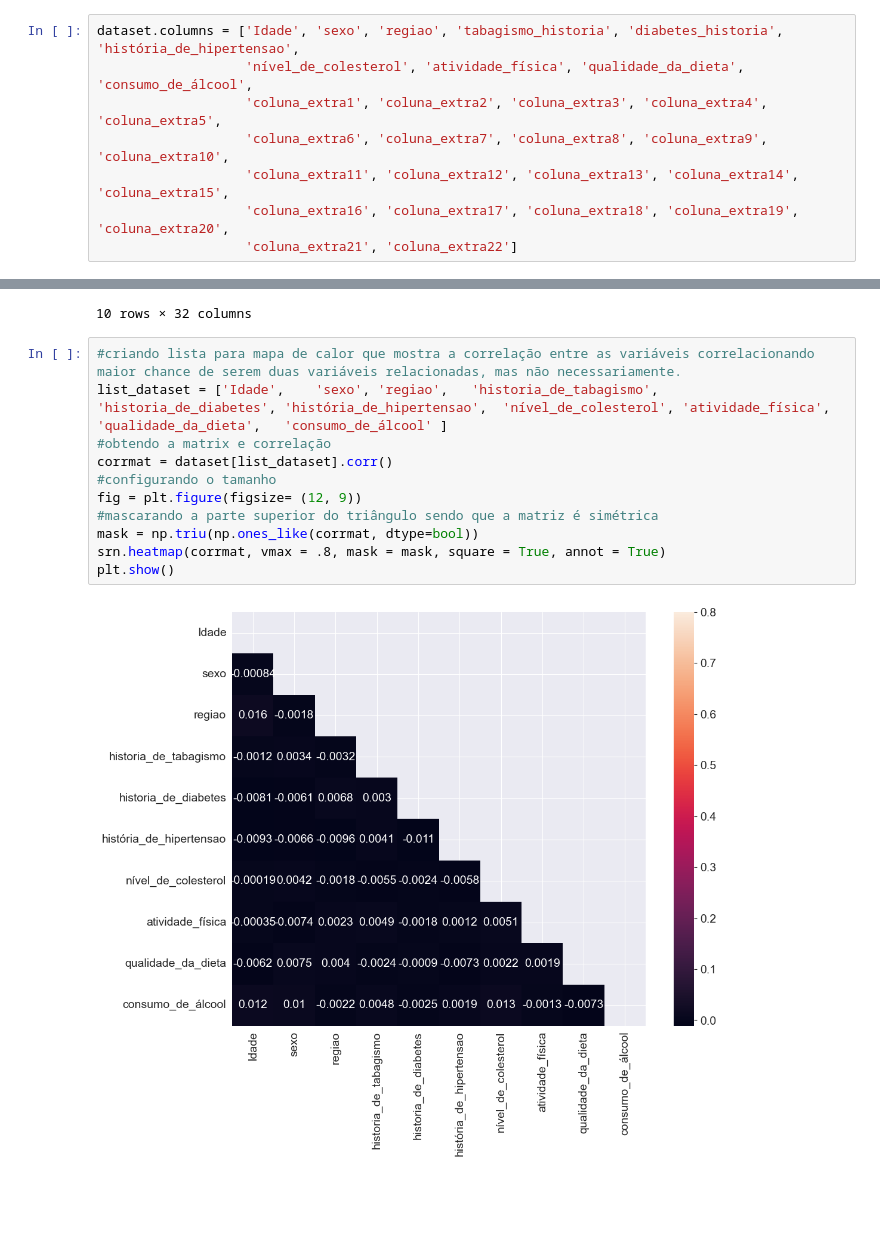
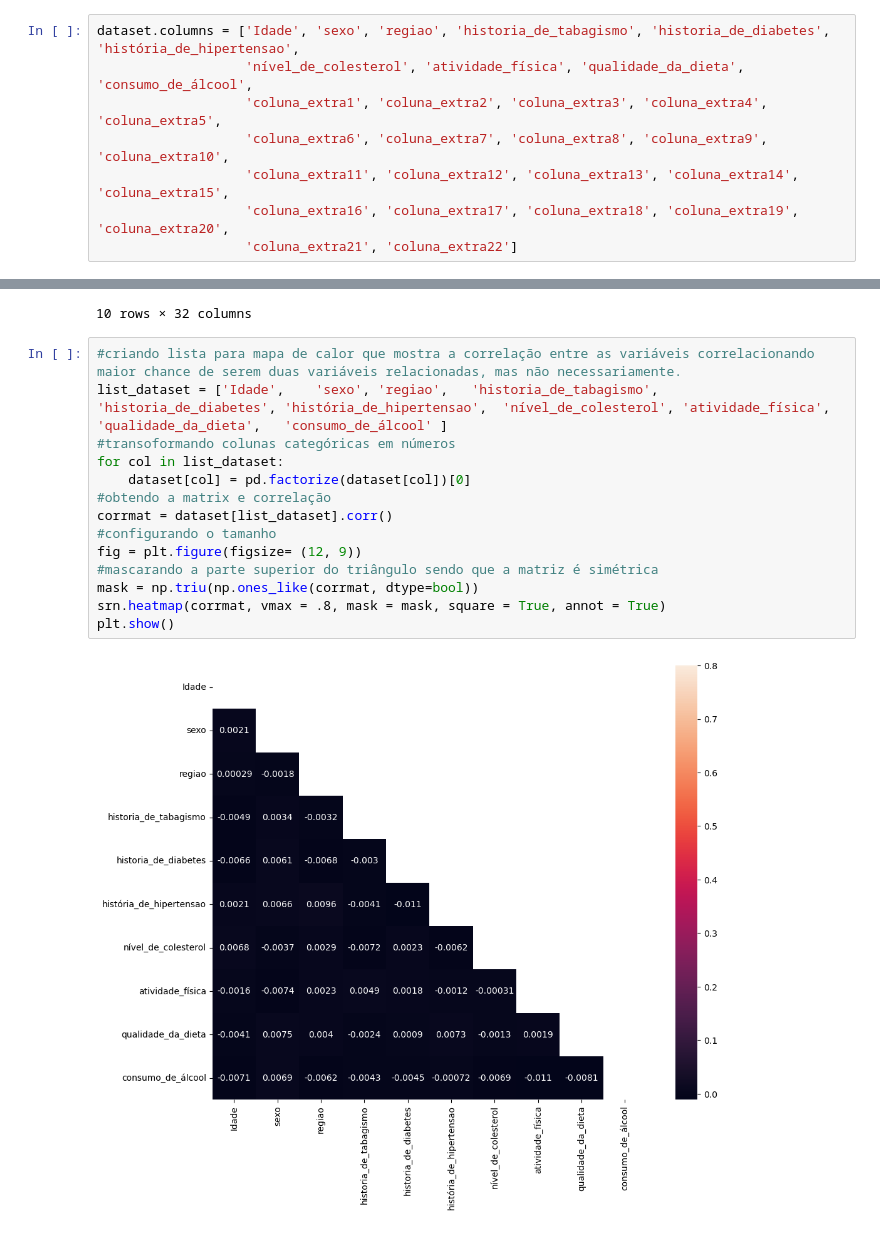
Before and after one commit to FellipeAbrantes/analise_de_dados_de_ataque_cardiaco, a Jupyter notebook: projetoportfolio.ipynb, the cells around one changed output, grey strips where cells are left out. Saved outputs shown, nothing was run; the diff lists cells and outputs as text; blank space fills up the shorter version.

```diff
--- a/projetoportfolio.ipynb
+++ b/projetoportfolio.ipynb
@@ -34,7 +35,7 @@ dataset.head()
 | 4 | 60 | Female | Rural | No | No | No | 223.814253 | ... |
 5 rows × 32 columns
 # %%
-dataset.columns = ['Idade', 'sexo', 'regiao', 'tabagismo_historia', 'diabetes_historia', 'história_de_hipertensao',
+dataset.columns = ['Idade', 'sexo', 'regiao', 'historia_de_tabagismo', 'historia_de_diabetes', 'história_de_hipertensao',
                    'nível_de_colesterol', 'atividade_física', 'qualidade_da_dieta', 'consumo_de_álcool',
                    'coluna_extra1', 'coluna_extra2', 'coluna_extra3', 'coluna_extra4', 'coluna_extra5',
                    'coluna_extra6', 'coluna_extra7', 'coluna_extra8', 'coluna_extra9', 'coluna_extra10',
@@ -332,16 +333,19 @@ dataset.head(10)
 # %%
 #criando lista para mapa de calor que mostra a correlação entre as variáveis correlacionando maior chance de serem duas variáveis relacionadas, mas não necessariamente.
 list_dataset = ['Idade',	'sexo',	'regiao',	'historia_de_tabagismo',	'historia_de_diabetes',	'história_de_hipertensao',	'nível_de_colesterol', 'atividade_física',	'qualidade_da_dieta',	'consumo_de_álcool' ]
+#transoformando colunas categóricas em números
+for col in list_dataset:
+    dataset[col] = pd.factorize(dataset[col])[0]
 #obtendo a matrix e correlação
 corrmat = dataset[list_dataset].corr()
 #configurando o tamanho
 fig = plt.figure(figsize= (12, 9))
 #mascarando a parte superior do triângulo sendo que a matriz é simétrica
 mask = np.triu(np.ones_like(corrmat, dtype=bool))
 srn.heatmap(corrmat, vmax = .8, mask = mask, square = True, annot = True)
 plt.show()
 # %% [output]
-[figure, old version]
+[figure, new version]
 # %%
 srn.histplot(dataset.iloc[:,0], kde=False, bins=6, color='blue').set(title='Idade')
 fig = plt.figure(figsize= (10, 7))
```
Also changed, not shown: parts of 3 cells of this notebook.
